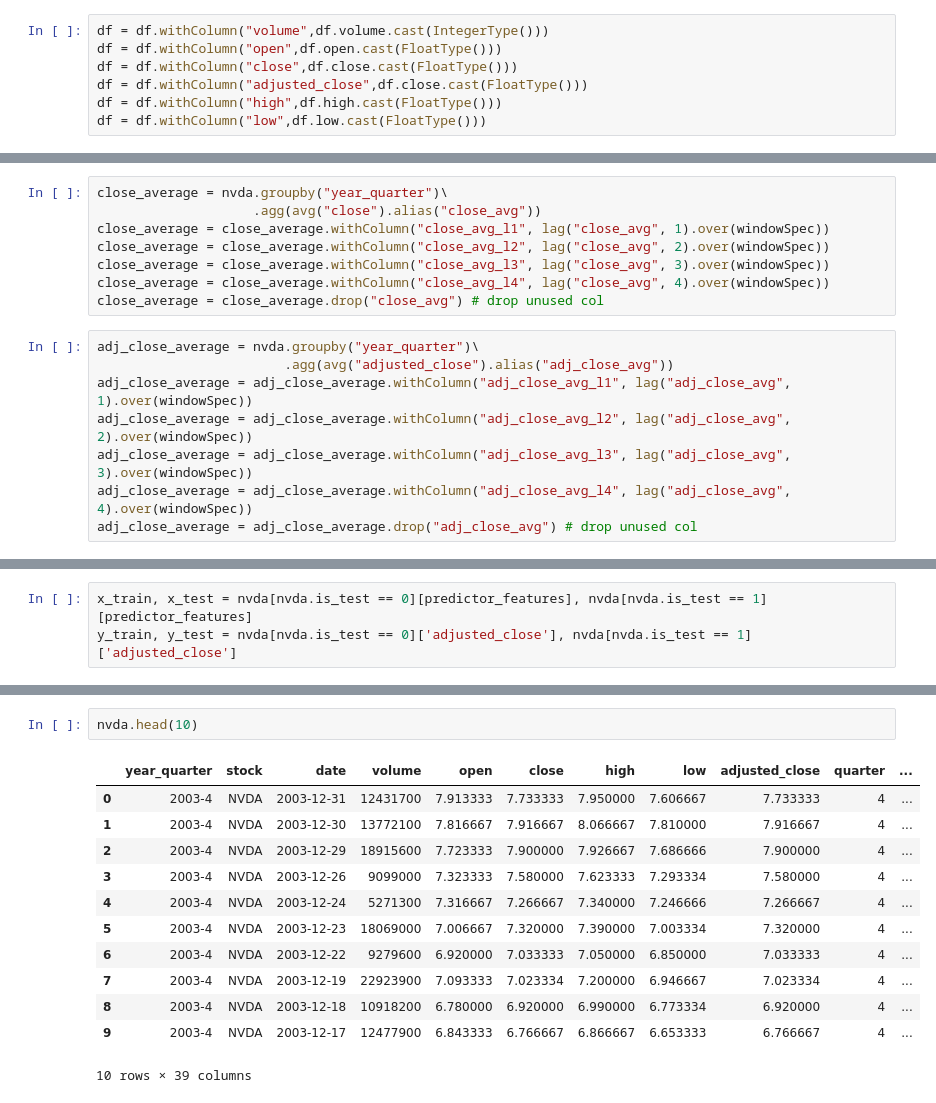
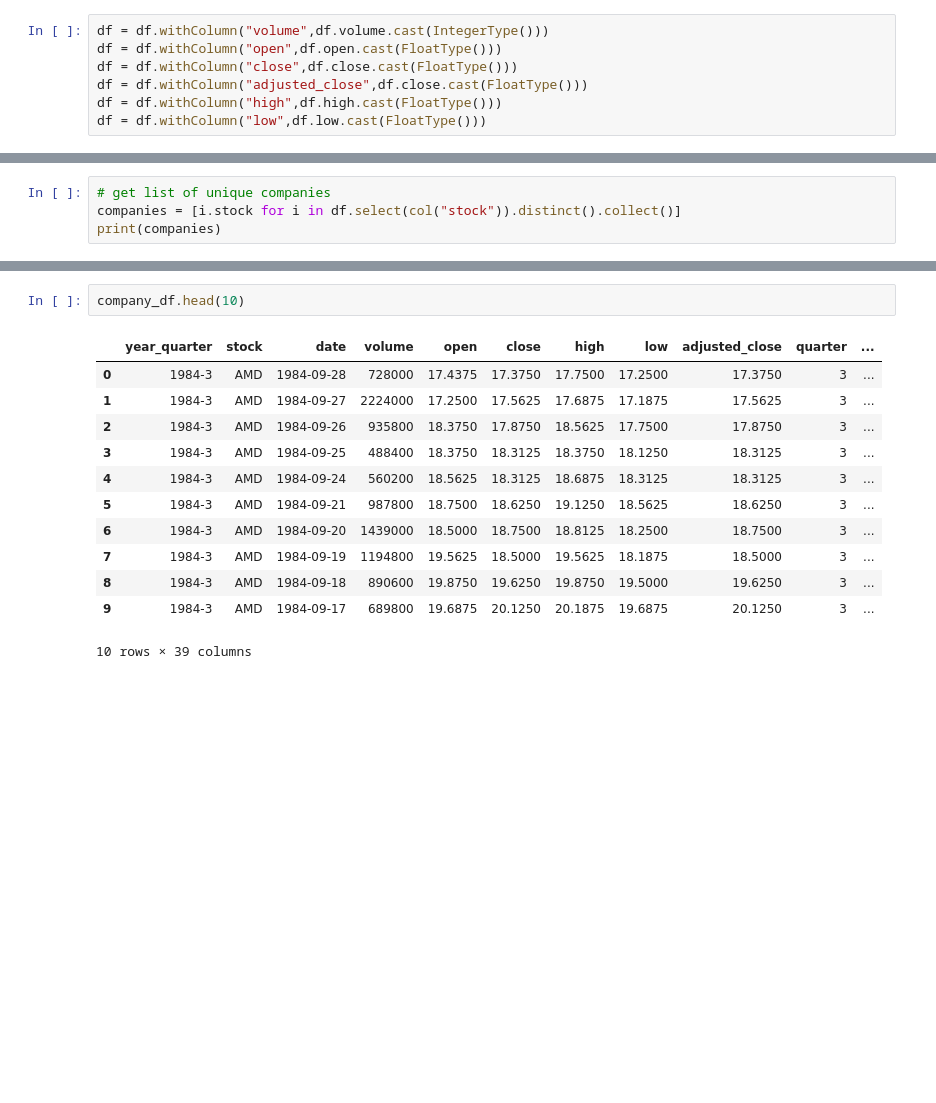
Before and after one commit to anagh07/stock_price_predictor, a Jupyter notebook: lagged_feature_engineering.ipynb, the cells around one changed output, grey strips where cells are left out. Cells and saved outputs as stored; diff of their text form; blank space fills up the shorter version.

```diff
--- a/lagged_feature_engineering.ipynb
+++ b/lagged_feature_engineering.ipynb
@@ -166,16 +42,0 @@ low_average = low_average.drop("low_avg") # drop unused col
-# %%
-close_average = nvda.groupby("year_quarter")\
-                    .agg(avg("close").alias("close_avg"))
-close_average = close_average.withColumn("close_avg_l1", lag("close_avg", 1).over(windowSpec))
-close_average = close_average.withColumn("close_avg_l2", lag("close_avg", 2).over(windowSpec))
-close_average = close_average.withColumn("close_avg_l3", lag("close_avg", 3).over(windowSpec))
-close_average = close_average.withColumn("close_avg_l4", lag("close_avg", 4).over(windowSpec))
-close_average = close_average.drop("close_avg") # drop unused col
-# %%
-adj_close_average = nvda.groupby("year_quarter")\
-                        .agg(avg("adjusted_close").alias("adj_close_avg"))
-adj_close_average = adj_close_average.withColumn("adj_close_avg_l1", lag("adj_close_avg", 1).over(windowSpec))
-adj_close_average = adj_close_average.withColumn("adj_close_avg_l2", lag("adj_close_avg", 2).over(windowSpec))
-adj_close_average = adj_close_average.withColumn("adj_close_avg_l3", lag("adj_close_avg", 3).over(windowSpec))
-adj_close_average = adj_close_average.withColumn("adj_close_avg_l4", lag("adj_close_avg", 4).over(windowSpec))
-adj_close_average = adj_close_average.drop("adj_close_avg") # drop unused col
@@ -230,3 +42,0 @@ predictor_features = ['quarter', 'week_of_year', 'year', 'day_of_week', 'open_av
-# %%
-x_train, x_test = nvda[nvda.is_test == 0][predictor_features], nvda[nvda.is_test == 1][predictor_features]
-y_train, y_test = nvda[nvda.is_test == 0]['adjusted_close'], nvda[nvda.is_test == 1]['adjusted_close']
@@ -299,0 +43,4 @@ print(np.sqrt(metrics.mean_squared_error(y_test, predict)))
+# %%
+# get list of unique companies
+companies = [i.stock for i in df.select(col("stock")).distinct().collect()]
+print(companies)
@@ -300,15 +192,15 @@ print(np.sqrt(metrics.mean_squared_error(y_test, predict)))
 # %%
-nvda.head(10)
+company_df.head(10)
 # %% [output]
 |  | year_quarter | stock | date | volume | open | close | high | low | adjusted_close | quarter | ... |
-| 0 | 2003-4 | NVDA | 2003-12-31 | 12431700 | 7.913333 | 7.733333 | 7.950000 | 7.606667 | 7.733333 | 4 | ... |
-| 1 | 2003-4 | NVDA | 2003-12-30 | 13772100 | 7.816667 | 7.916667 | 8.066667 | 7.810000 | 7.916667 | 4 | ... |
-| 2 | 2003-4 | NVDA | 2003-12-29 | 18915600 | 7.723333 | 7.900000 | 7.926667 | 7.686666 | 7.900000 | 4 | ... |
-| 3 | 2003-4 | NVDA | 2003-12-26 | 9099000 | 7.323333 | 7.580000 | 7.623333 | 7.293334 | 7.580000 | 4 | ... |
-| 4 | 2003-4 | NVDA | 2003-12-24 | 5271300 | 7.316667 | 7.266667 | 7.340000 | 7.246666 | 7.266667 | 4 | ... |
-| 5 | 2003-4 | NVDA | 2003-12-23 | 18069000 | 7.006667 | 7.320000 | 7.390000 | 7.003334 | 7.320000 | 4 | ... |
-| 6 | 2003-4 | NVDA | 2003-12-22 | 9279600 | 6.920000 | 7.033333 | 7.050000 | 6.850000 | 7.033333 | 4 | ... |
-| 7 | 2003-4 | NVDA | 2003-12-19 | 22923900 | 7.093333 | 7.023334 | 7.200000 | 6.946667 | 7.023334 | 4 | ... |
-| 8 | 2003-4 | NVDA | 2003-12-18 | 10918200 | 6.780000 | 6.920000 | 6.990000 | 6.773334 | 6.920000 | 4 | ... |
-| 9 | 2003-4 | NVDA | 2003-12-17 | 12477900 | 6.843333 | 6.766667 | 6.866667 | 6.653333 | 6.766667 | 4 | ... |
+| 0 | 1984-3 | AMD | 1984-09-28 | 728000 | 17.4375 | 17.3750 | 17.7500 | 17.2500 | 17.3750 | 3 | ... |
+| 1 | 1984-3 | AMD | 1984-09-27 | 2224000 | 17.2500 | 17.5625 | 17.6875 | 17.1875 | 17.5625 | 3 | ... |
+| 2 | 1984-3 | AMD | 1984-09-26 | 935800 | 18.3750 | 17.8750 | 18.5625 | 17.7500 | 17.8750 | 3 | ... |
+| 3 | 1984-3 | AMD | 1984-09-25 | 488400 | 18.3750 | 18.3125 | 18.3750 | 18.1250 | 18.3125 | 3 | ... |
+| 4 | 1984-3 | AMD | 1984-09-24 | 560200 | 18.5625 | 18.3125 | 18.6875 | 18.3125 | 18.3125 | 3 | ... |
+| 5 | 1984-3 | AMD | 1984-09-21 | 987800 | 18.7500 | 18.6250 | 19.1250 | 18.5625 | 18.6250 | 3 | ... |
+| 6 | 1984-3 | AMD | 1984-09-20 | 1439000 | 18.5000 | 18.7500 | 18.8125 | 18.2500 | 18.7500 | 3 | ... |
+| 7 | 1984-3 | AMD | 1984-09-19 | 1194800 | 19.5625 | 18.5000 | 19.5625 | 18.1875 | 18.5000 | 3 | ... |
+| 8 | 1984-3 | AMD | 1984-09-18 | 890600 | 19.8750 | 19.6250 | 19.8750 | 19.5000 | 19.6250 | 3 | ... |
+| 9 | 1984-3 | AMD | 1984-09-17 | 689800 | 19.6875 | 20.1250 | 20.1875 | 19.6875 | 20.1250 | 3 | ... |
 10 rows × 39 columns
```
Also changed, not shown: parts of 48 cells of this notebook, 27 other files.
